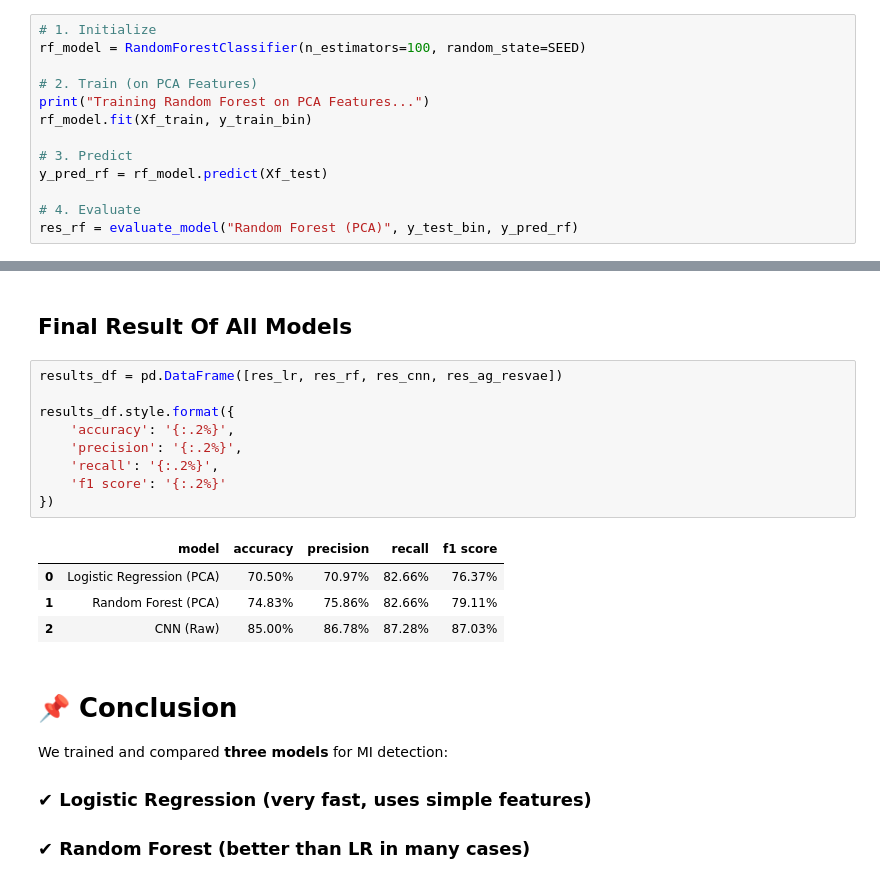
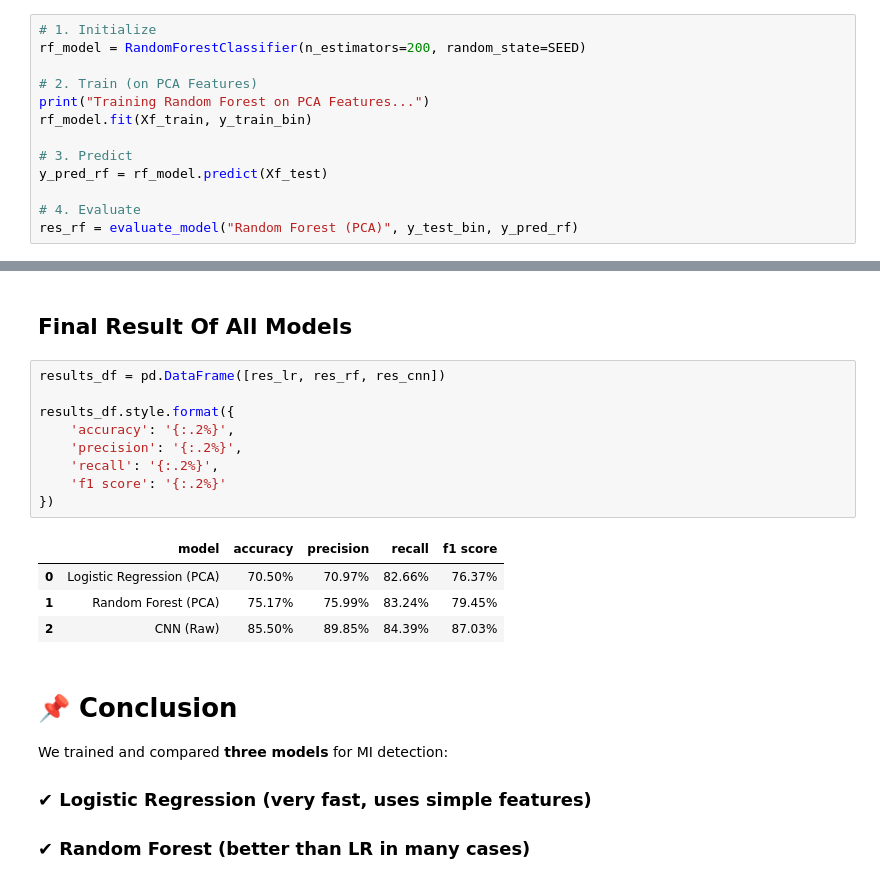
Before and after one commit to ranganpal/Heart-Attack-ECG-Detection, a Jupyter notebook: heart_attack_ecg_detection.ipynb, the cells around one changed output, grey strips where cells are left out. Cells and saved outputs as stored; diff of their text form.

```diff
--- a/heart_attack_ecg_detection.ipynb
+++ b/heart_attack_ecg_detection.ipynb
@@ -606,7 +618,7 @@ weighted avg       0.70      0.70      0.70       600
 ## Random Forest Training and Evaluation
 # %%
 # 1. Initialize
-rf_model = RandomForestClassifier(n_estimators=100, random_state=SEED)
+rf_model = RandomForestClassifier(n_estimators=200, random_state=SEED)
 
 # 2. Train (on PCA Features)
 print("Training Random Forest on PCA Features...")
@@ -945,19 +947,19 @@ res_ag_resvae = evaluate_model("AG-ResVAE (Research Level)", y_test_bin, y_pred_
 # %% [markdown]
 ## Final Result Of All Models
 # %%
-results_df = pd.DataFrame([res_lr, res_rf, res_cnn, res_ag_resvae])
+results_df = pd.DataFrame([res_lr, res_rf, res_cnn])
 
 results_df.style.format({
     'accuracy': '{:.2%}',
     'precision': '{:.2%}',
     'recall': '{:.2%}',
     'f1 score': '{:.2%}'
 })
 # %% [output]
 |  | model | accuracy | precision | recall | f1 score |
 | 0 | Logistic Regression (PCA) | 70.50% | 70.97% | 82.66% | 76.37% |
-| 1 | Random Forest (PCA) | 74.83% | 75.86% | 82.66% | 79.11% |
-| 2 | CNN (Raw) | 85.00% | 86.78% | 87.28% | 87.03% |
+| 1 | Random Forest (PCA) | 75.17% | 75.99% | 83.24% | 79.45% |
+| 2 | CNN (Raw) | 85.50% | 89.85% | 84.39% | 87.03% |
 # %% [markdown]
 # 📌 Conclusion
 
```
Also changed, not shown: parts of 7 cells of this notebook.
